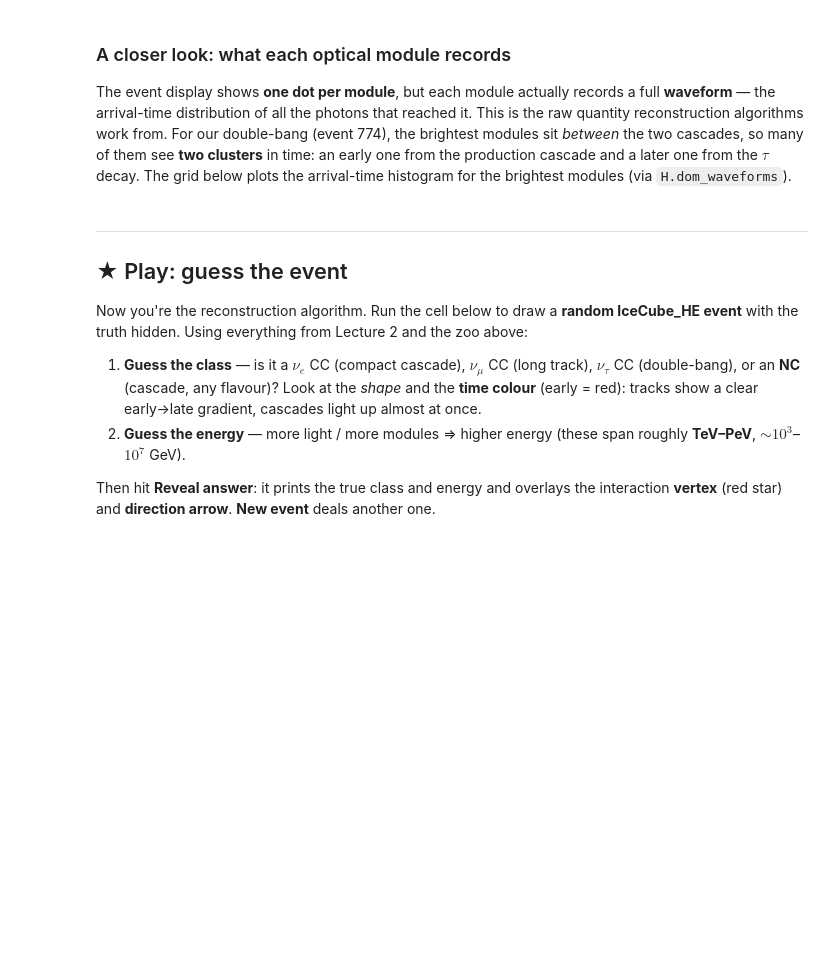
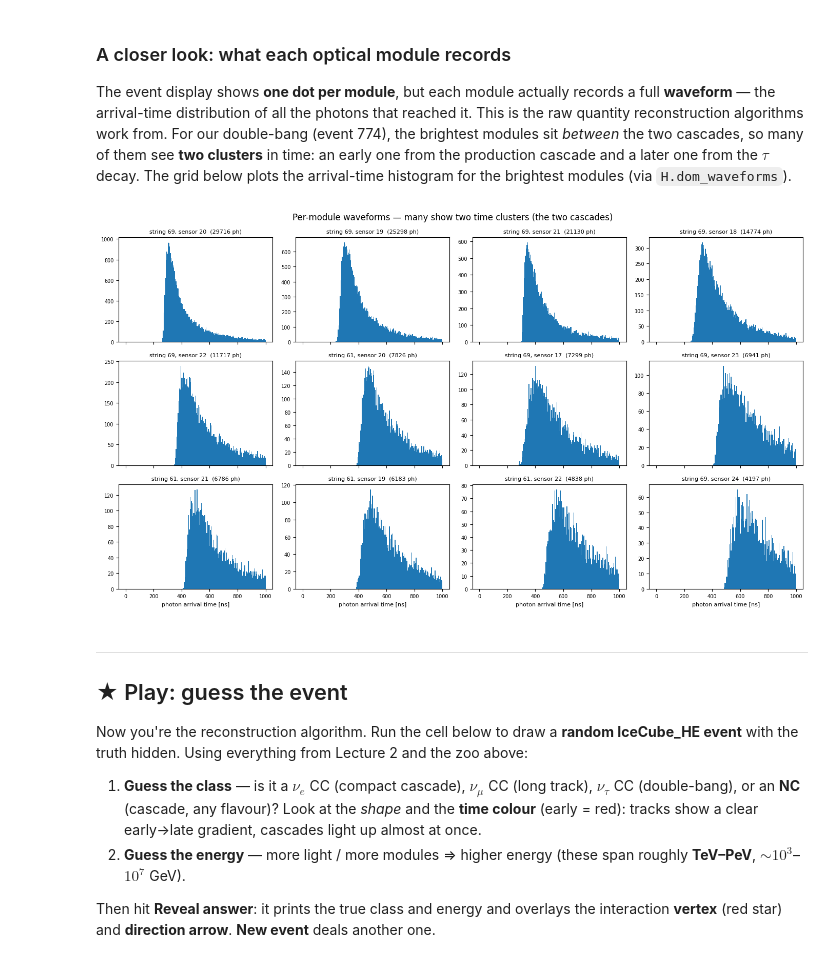
Before and after one commit to nickkamp1/CNP_Neutrino_Interactions, a Jupyter notebook: Lecture3_Simulation/2_propagation_and_light.ipynb, the cells around one changed output. Drawn from its saved outputs; the diff is of its cells as text; code cells hidden in the pictures; blank space fills up the shorter version.

```diff
--- a/Lecture3_Simulation/2_propagation_and_light.ipynb
+++ b/Lecture3_Simulation/2_propagation_and_light.ipynb
@@ -350,7 +356,7 @@ SIGS = [
 ]
 fig = plt.figure(figsize=(14, 11))
 for i, (sig, title, event_id) in enumerate(SIGS):
-    path = f'data/Prometheus_simulation/IceCube_HE/{sig}/Generation_00000-000_photons.parquet'
+    path = f'REPO/Lecture3_Simulation/data/Prometheus_simulation/IceCube_HE/{sig}/Generation_00000-000_photons.parquet'
     hits, geo, info = H.load_prometheus_event(path, event=event_id)
 
     ax = fig.add_subplot(2, 2, i + 1, projection='3d')
@@ -372,18 +378,20 @@ plots the arrival-time histogram for the brightest modules (via `H.dom_waveforms
 # %%
 # Per-DOM waveforms for the brightest modules of the tau double-bang (event 774).
 waveforms = H.dom_waveforms(TAU, HERO_TAU, n_brightest=12)
 
 fig, axes = plt.subplots(3, 4, figsize=(14, 8), sharex=True)
-bins = np.linspace(0, 2000, 100)
+bins = np.linspace(0, 1000, 200)
 for wf, ax in zip(waveforms, axes.ravel()):
     ax.hist(wf['times'], bins=bins, color='C0')
     ax.set_title(f"string {wf['string_id']}, sensor {wf['sensor_id']}  "
                  f"({wf['n_photons']} ph)", fontsize=8)
     ax.tick_params(labelsize=7)
 for ax in axes[-1]:
     ax.set_xlabel('photon arrival time [ns]', fontsize=8)
 fig.suptitle('Per-module waveforms — many show two time clusters (the two cascades)')
 plt.tight_layout(); plt.show()
+# %% [output]
+[figure, added]
 # %% [markdown]
 ---
 ## ★ Play: guess the event
```
Also changed, not shown: parts of 7 cells of this notebook.
